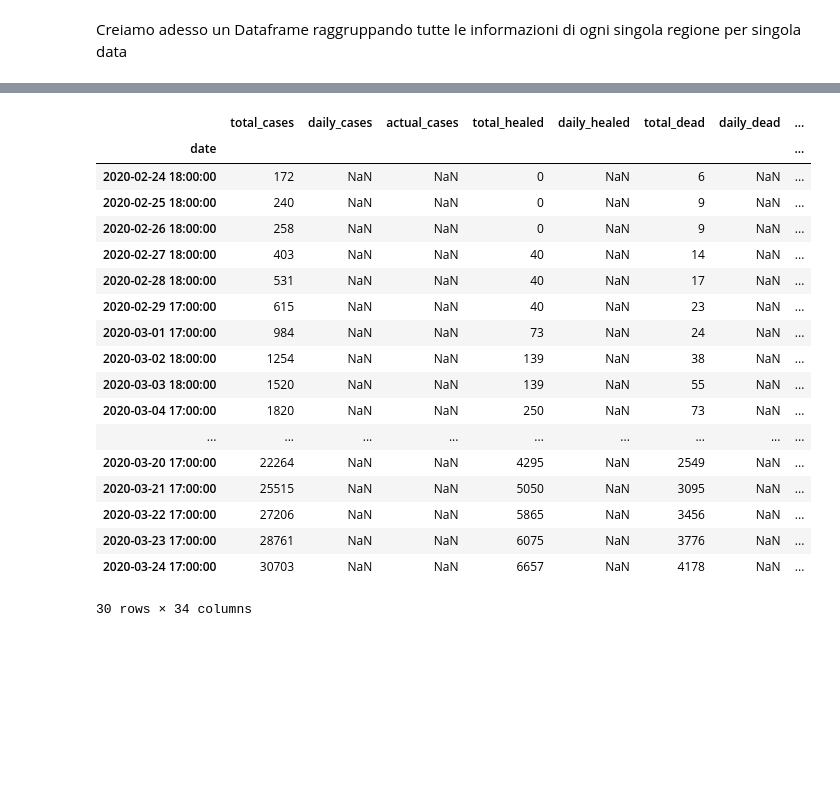
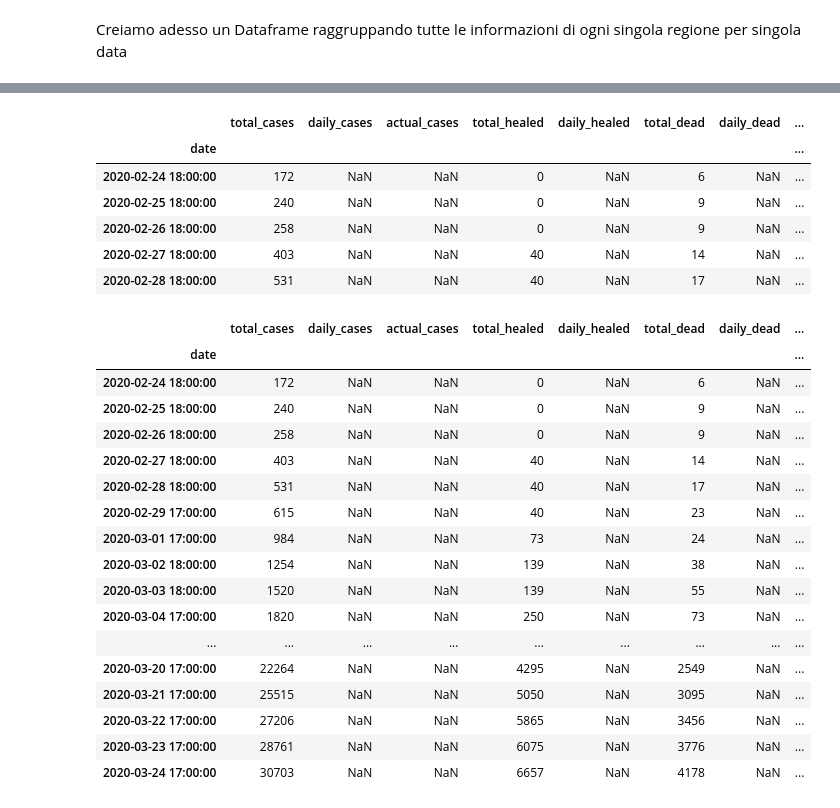
Before and after one commit to andreascaudo/datasciencebusiness, a Jupyter notebook: italy_data.ipynb, the cells around one changed output, grey strips where cells are left out. Drawn from its saved outputs; the diff is of its cells as text; code cells hidden in the pictures; blank space fills up the shorter version.

```diff
--- a/italy_data.ipynb
+++ b/italy_data.ipynb
@@ -110,11 +112,11 @@ dtregions_ita_array["Abruzzo"]
 Creiamo adesso un Dataframe raggruppando tutte le informazioni di ogni singola regione per singola data
 # %%
 dtitaly = pd.DataFrame().reindex_like(dtregions_ita_array["Abruzzo"])
-dtitaly = italy.fillna(0)
+dtitaly = dtitaly.fillna(0)
 
 for i in range(len(dtregions_ita_array["Abruzzo"])):
     for region in dtregions_ita_array:
-        dtitaly.iloc[i] += regions[region].iloc[i]
+        dtitaly.iloc[i] += dtregions_ita_array[region].iloc[i]
 # %%
 dtitaly
 # %% [output]
@@ -139,38 +141,58 @@ dtitaly
 # %%
-dtregion_sample = regions["Lombardia"].copy()[[]]
-dtregion_sample = dtregion.reindex(columns=dtregion.columns.tolist() + dtregions_cols)
+dtregion_sample = dtregions_ita_array["Lombardia"].copy()[[]]
+dtregion_sample = dtregion_sample.reindex(columns=dtregion_sample.columns.tolist() + dtregions_cols)
 
 dtregions_array = {}
 for region in dtregions_ita_array:
     dtregions_array[region] = dtregion_sample.copy()
     dtregions_array[region].total_cases = dtregions_ita_array[region].total_cases
     dtregions_array[region].total_healed = dtregions_ita_array[region].healed
-    dtregions_array[region].total_dead = dtregions_ita_array[region].dead
+    dtregions_array[region].total_dead = dtregions_ita_array[region].dead.copy()
     dtregions_array[region].total_recovered_with_symptoms = dtregions_ita_array[region].hospitalized_with_symptoms
     dtregions_array[region].total_intensive_care = dtregions_ita_array[region].intensive_care
     dtregions_array[region].total_home_isolation = dtregions_ita_array[region].home_isolation
     dtregions_array[region].total_hospitalized = dtregions_ita_array[region].total_hospitalized
     dtregions_array[region].total_test = dtregions_ita_array[region].test
 
 
-dtregions_array["Lombardia"]
+dtregions_array["Lombardia"].head()
 # %% [output]
 |  | total_cases | daily_cases | actual_cases | total_healed | daily_healed | total_dead | daily_dead | ... |
 | date |  |  |  |  |  |  |  | ... |
 | 2020-02-24 18:00:00 | 172 | NaN | NaN | 0 | NaN | 6 | NaN | ... |
 | 2020-02-25 18:00:00 | 240 | NaN | NaN | 0 | NaN | 9 | NaN | ... |
 | 2020-02-26 18:00:00 | 258 | NaN | NaN | 0 | NaN | 9 | NaN | ... |
 | 2020-02-27 18:00:00 | 403 | NaN | NaN | 40 | NaN | 14 | NaN | ... |
 | 2020-02-28 18:00:00 | 531 | NaN | NaN | 40 | NaN | 17 | NaN | ... |
-| 2020-02-29 17:00:00 | 615 | NaN | NaN | 40 | NaN | 23 | NaN | ... |
-| 2020-03-01 17:00:00 | 984 | NaN | NaN | 73 | NaN | 24 | NaN | ... |
-| 2020-03-02 18:00:00 | 1254 | NaN | NaN | 139 | NaN | 38 | NaN | ... |
-| 2020-03-03 18:00:00 | 1520 | NaN | NaN | 139 | NaN | 55 | NaN | ... |
-| 2020-03-04 17:00:00 | 1820 | NaN | NaN | 250 | NaN | 73 | NaN | ... |
-| ... | ... | ... | ... | ... | ... | ... | ... | ... |
-| 2020-03-20 17:00:00 | 22264 | NaN | NaN | 4295 | NaN | 2549 | NaN | ... |
-| 2020-03-21 17:00:00 | 25515 | NaN | NaN | 5050 | NaN | 3095 | NaN | ... |
-| 2020-03-22 17:00:00 | 27206 | NaN | NaN | 5865 | NaN | 3456 | NaN | ... |
-| 2020-03-23 17:00:00 | 28761 | NaN | NaN | 6075 | NaN | 3776 | NaN | ... |
-| 2020-03-24 17:00:00 | 30703 | NaN | NaN | 6657 | NaN | 4178 | NaN | ... |
-30 rows × 34 columns
+# %%
+from datetime import datetime, timedelta
+
+for region in dtregions_ita_array:
+    dtregions_array[region]
+    for i in range(len(dtregions_array[region].index)):
+        if i == 0:
+            dtregions_array[region].iloc[i+1].daily_cases = dtregions_array[region].iloc[i+1].total_cases.copy()
+            dtregions_array[region].iloc[i+1].daily_healed = dtregions_array[region].iloc[i+1].total_healed
+            #dtregions_array[region].loc[i+1,"daily_dead"] = dtregions_array[region].loc[i+1,"total_dead"]
+            #dtregions_array[region].loc[i+1,"actual_cases"] = dtregions_array[region].loc[i+1,"total_cases"] - dtregions_array[region].loc[i+1,"total_dead"] - dtregions_array[region].loc[i+1,"total_healed"]
+
+dtregions_array["Lombardia"]
+# %% [output]
+|  | total_cases | daily_cases | actual_cases | total_healed | daily_healed | total_dead | daily_dead | ... |
+| date |  |  |  |  |  |  |  | ... |
+| 2020-02-24 18:00:00 | 172 | NaN | NaN | 0 | NaN | 6 | NaN | ... |
+| 2020-02-25 18:00:00 | 240 | NaN | NaN | 0 | NaN | 9 | NaN | ... |
+| 2020-02-26 18:00:00 | 258 | NaN | NaN | 0 | NaN | 9 | NaN | ... |
+| 2020-02-27 18:00:00 | 403 | NaN | NaN | 40 | NaN | 14 | NaN | ... |
+| 2020-02-28 18:00:00 | 531 | NaN | NaN | 40 | NaN | 17 | NaN | ... |
+| 2020-02-29 17:00:00 | 615 | NaN | NaN | 40 | NaN | 23 | NaN | ... |
+| 2020-03-01 17:00:00 | 984 | NaN | NaN | 73 | NaN | 24 | NaN | ... |
+| 2020-03-02 18:00:00 | 1254 | NaN | NaN | 139 | NaN | 38 | NaN | ... |
+| 2020-03-03 18:00:00 | 1520 | NaN | NaN | 139 | NaN | 55 | NaN | ... |
+| 2020-03-04 17:00:00 | 1820 | NaN | NaN | 250 | NaN | 73 | NaN | ... |
+| ... | ... | ... | ... | ... | ... | ... | ... | ... |
+| 2020-03-20 17:00:00 | 22264 | NaN | NaN | 4295 | NaN | 2549 | NaN | ... |
+| 2020-03-21 17:00:00 | 25515 | NaN | NaN | 5050 | NaN | 3095 | NaN | ... |
+| 2020-03-22 17:00:00 | 27206 | NaN | NaN | 5865 | NaN | 3456 | NaN | ... |
+| 2020-03-23 17:00:00 | 28761 | NaN | NaN | 6075 | NaN | 3776 | NaN | ... |
+| 2020-03-24 17:00:00 | 30703 | NaN | NaN | 6657 | NaN | 4178 | NaN | ... |
```
Also changed, not shown: parts of 2 cells of this notebook.
